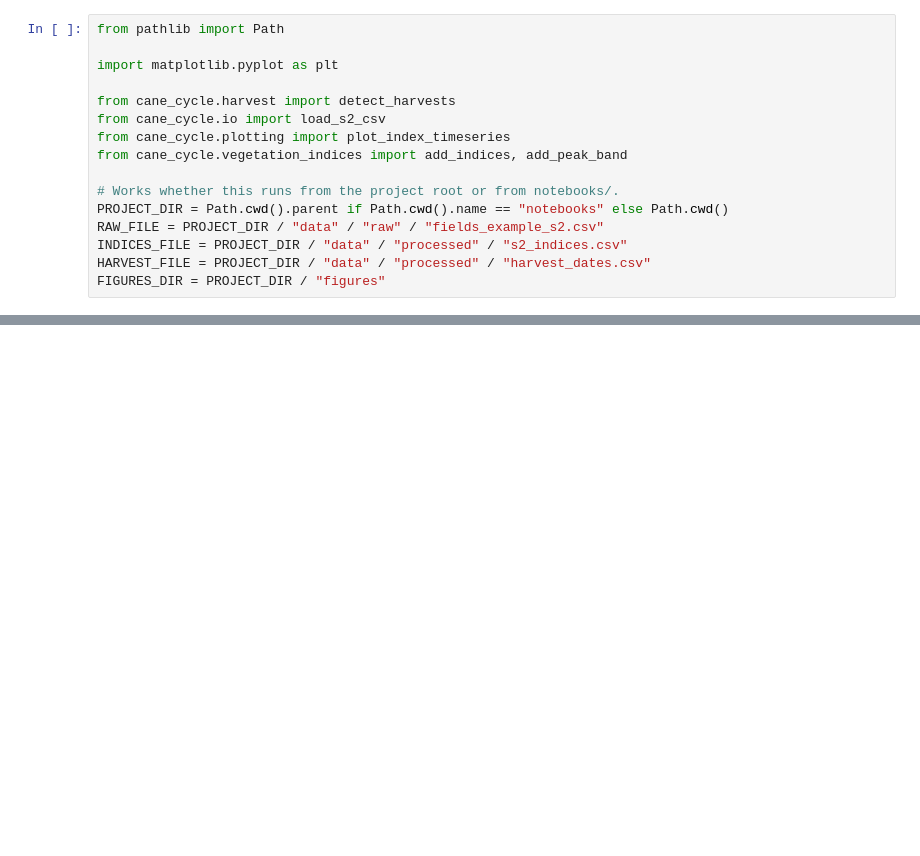
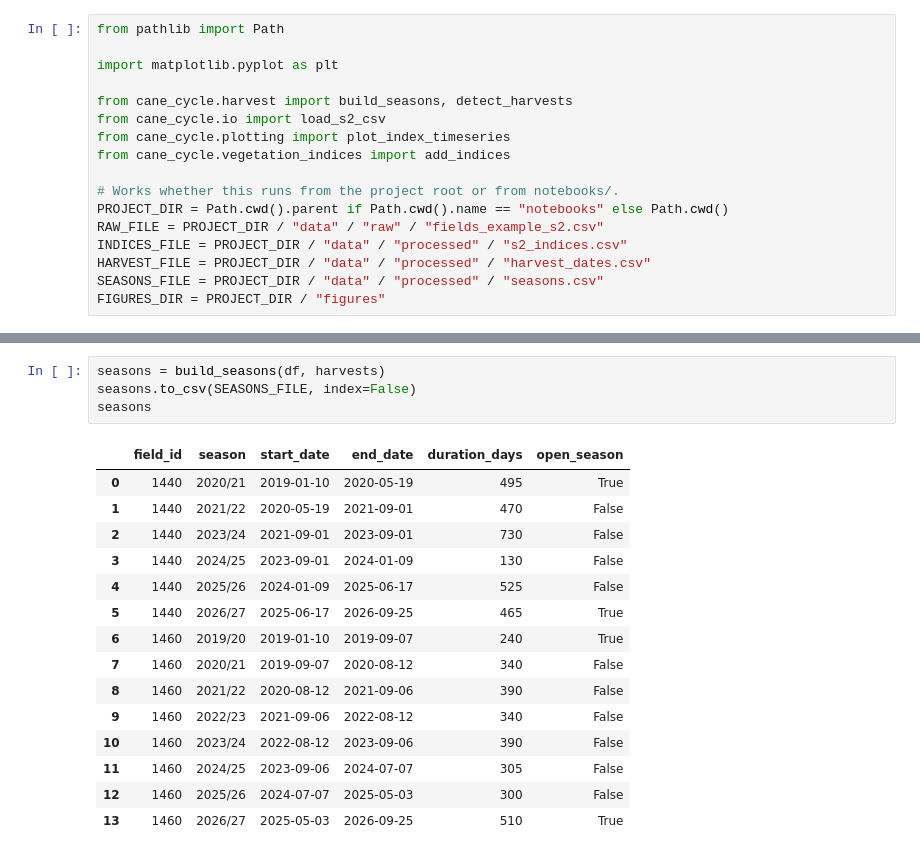
Before and after one commit to jfontenelli/cane_cycle, a Jupyter notebook: notebooks/vegetation_index.ipynb, the cells around one changed output, grey strips where cells are left out. Drawn from its saved outputs; the diff is of its cells as text; blank space fills up the shorter version.

```diff
--- a/notebooks/vegetation_index.ipynb
+++ b/notebooks/vegetation_index.ipynb
@@ -16,16 +17,17 @@ from pathlib import Path
 
 import matplotlib.pyplot as plt
 
-from cane_cycle.harvest import detect_harvests
+from cane_cycle.harvest import build_seasons, detect_harvests
 from cane_cycle.io import load_s2_csv
 from cane_cycle.plotting import plot_index_timeseries
-from cane_cycle.vegetation_indices import add_indices, add_peak_band
+from cane_cycle.vegetation_indices import add_indices
 
 # Works whether this runs from the project root or from notebooks/.
 PROJECT_DIR = Path.cwd().parent if Path.cwd().name == "notebooks" else Path.cwd()
 RAW_FILE = PROJECT_DIR / "data" / "raw" / "fields_example_s2.csv"
 INDICES_FILE = PROJECT_DIR / "data" / "processed" / "s2_indices.csv"
 HARVEST_FILE = PROJECT_DIR / "data" / "processed" / "harvest_dates.csv"
+SEASONS_FILE = PROJECT_DIR / "data" / "processed" / "seasons.csv"
 FIGURES_DIR = PROJECT_DIR / "figures"
 # %%
 df = load_s2_csv(RAW_FILE)
@@ -89,3 +82,23 @@ rotation?     5
+# %%
+seasons = build_seasons(df, harvests)
+seasons.to_csv(SEASONS_FILE, index=False)
+seasons
+# %% [output]
+|  | field_id | season | start_date | end_date | duration_days | open_season |
+| 0 | 1440 | 2020/21 | 2019-01-10 | 2020-05-19 | 495 | True |
+| 1 | 1440 | 2021/22 | 2020-05-19 | 2021-09-01 | 470 | False |
+| 2 | 1440 | 2023/24 | 2021-09-01 | 2023-09-01 | 730 | False |
+| 3 | 1440 | 2024/25 | 2023-09-01 | 2024-01-09 | 130 | False |
+| 4 | 1440 | 2025/26 | 2024-01-09 | 2025-06-17 | 525 | False |
+| 5 | 1440 | 2026/27 | 2025-06-17 | 2026-09-25 | 465 | True |
+| 6 | 1460 | 2019/20 | 2019-01-10 | 2019-09-07 | 240 | True |
+| 7 | 1460 | 2020/21 | 2019-09-07 | 2020-08-12 | 340 | False |
+| 8 | 1460 | 2021/22 | 2020-08-12 | 2021-09-06 | 390 | False |
+| 9 | 1460 | 2022/23 | 2021-09-06 | 2022-08-12 | 340 | False |
+| 10 | 1460 | 2023/24 | 2022-08-12 | 2023-09-06 | 390 | False |
+| 11 | 1460 | 2024/25 | 2023-09-06 | 2024-07-07 | 305 | False |
+| 12 | 1460 | 2025/26 | 2024-07-07 | 2025-05-03 | 300 | False |
+| 13 | 1460 | 2026/27 | 2025-05-03 | 2026-09-25 | 510 | True |
 # %%
 for field_id in FIELDS_TO_PLOT:
     save_path = None
```
Also changed, not shown: parts of 6 cells of this notebook, 3 other files.
